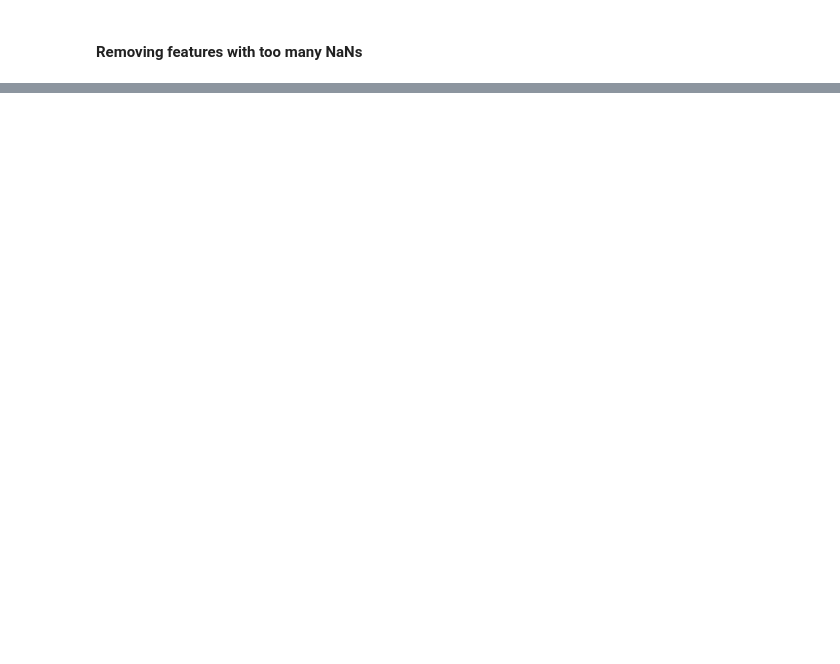
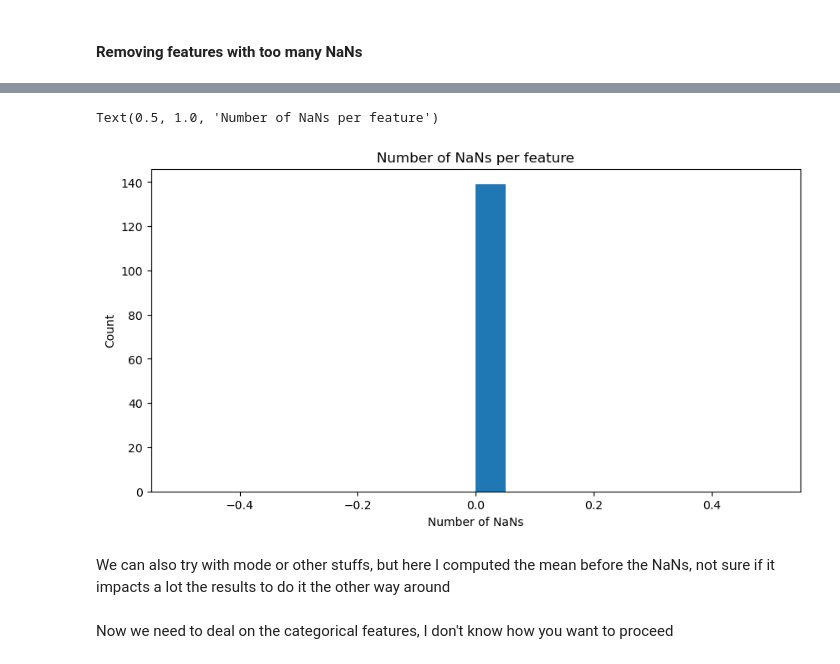
Before and after one commit to Juanito231/ML_Project_1, a Jupyter notebook: Preprocessing.ipynb, the cells around one changed output, grey strips where cells are left out. Drawn from its saved outputs; the diff is of its cells as text; code cells hidden in the pictures; blank space fills up the shorter version.

```diff
--- a/Preprocessing.ipynb
+++ b/Preprocessing.ipynb
@@ -100,0 +170,13 @@ array([[0.00000e+00, 5.30000e+01, 1.10000e+01, ..., 1.00000e+00,
+# %%
+plt.figure(figsize=(10, 5))
+plt.hist(NaN_test, bins=20)
+plt.xlabel("Number of NaNs")
+plt.ylabel("Count")
+plt.title("Number of NaNs per feature")
+# %% [output]
+Text(0.5, 1.0, 'Number of NaNs per feature')
+[figure, added]
+# %% [markdown]
+We can also try with mode or other stuffs, but here I computed the mean before the NaNs, not sure if it impacts a lot the results to do it the other way around
+# %% [markdown]
+Now we need to deal on the categorical features, I don't know how you want to proceed
```
Also changed, not shown: parts of 19 cells of this notebook.
